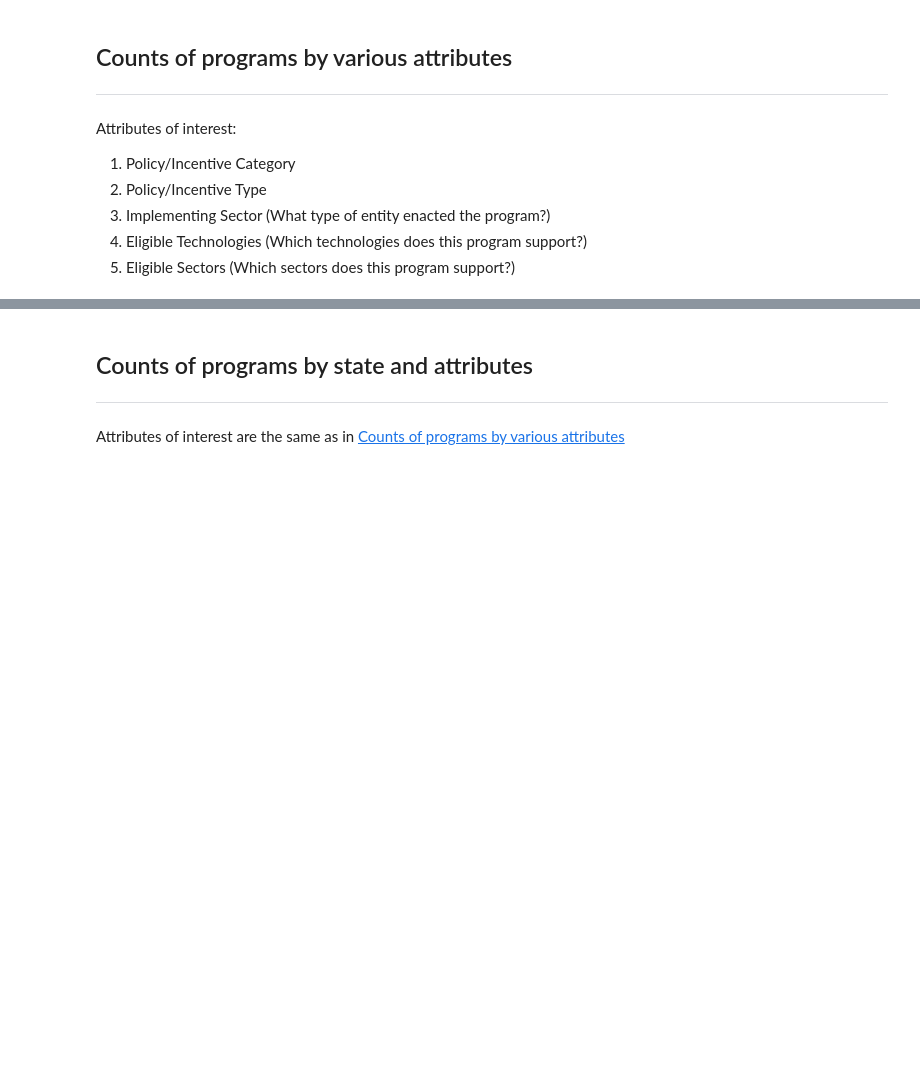
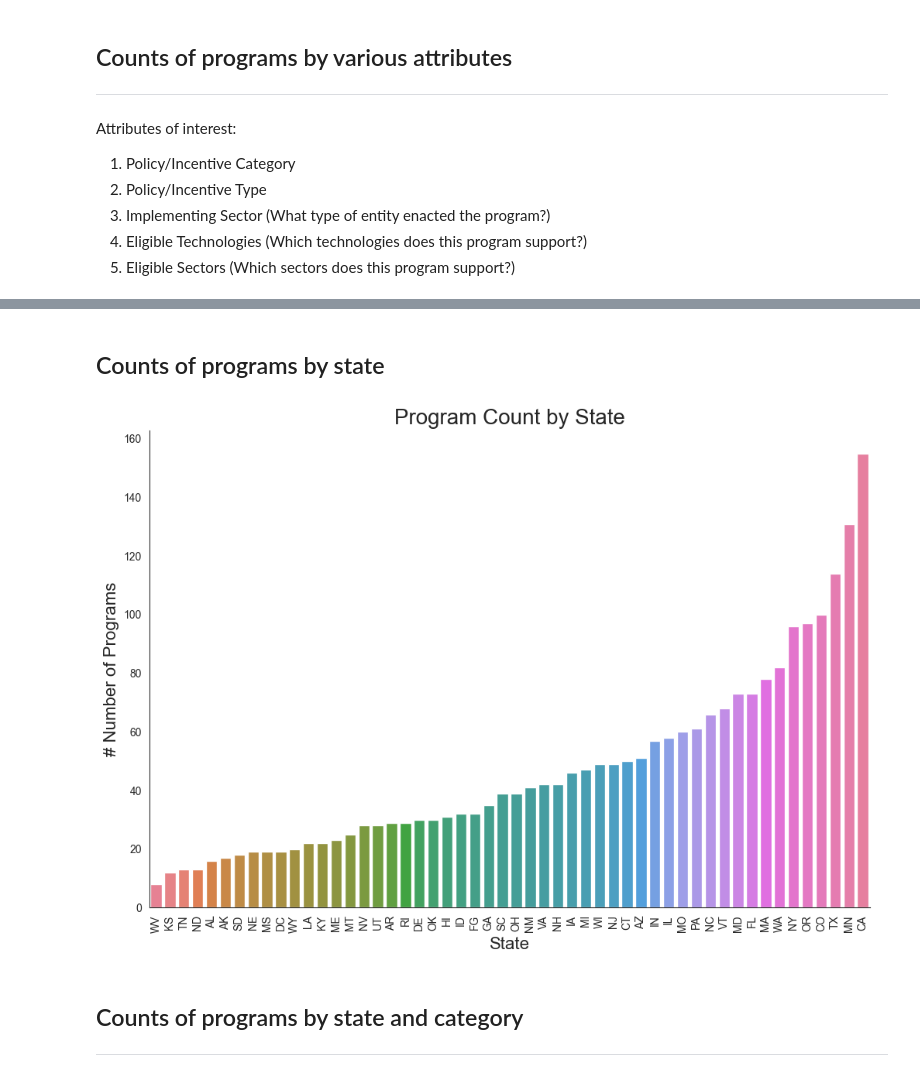
Before and after one commit to sven-soderborg/HonorsThesisCode, a Jupyter notebook: dsire_exploration.ipynb, the cells around one changed output, grey strips where cells are left out. Saved outputs shown, nothing was run; the diff lists cells and outputs as text; code cells hidden in the pictures; blank space fills up the shorter version.

```diff
--- a/dsire_exploration.ipynb
+++ b/dsire_exploration.ipynb
@@ -76,5 +303,32 @@ Name: count, dtype: float64
+# %% [markdown]
+## Counts of programs by state
+# %%
+state_df = dsire.groupby(['State']).size().to_frame('Count')
+state_df.sort_values(by=['Count'], inplace=True, ascending=True)
+
+# Set appearance
+sns.set_style("white")
+plt.figure(figsize=(12, 8))
+colors = sns.color_palette("husl", len(state_df))
+
+# Create the bar chart
+sns.barplot(x="State", y="Count", data=state_df, palette=colors, hue="State")
+
+# Set titles
+plt.title("Program Count by State", fontsize=20)
+plt.ylabel("# Number of Programs", fontsize=16)
+plt.xlabel("State", fontsize=16)
+
+# Rotate x ticks
+plt.xticks(rotation=90)
+
+sns.despine()
+plt.savefig('Visuals/DSIRE/program_count_by_state.png', dpi=300, bbox_inches='tight')
+# Show the plot
+plt.show()
+# %% [output]
+[figure, added]
 # %% [markdown]
-## Counts of programs by state and attributes
+## Counts of programs by state and category
 <a class="anchor" id="counts-of-programs-by-state-and-attributes"></a>
 ***
-Attributes of interest are the same as in [Counts of programs by various attributes](#counts-of-programs-by-various-attributes)
```
Also changed, not shown: parts of 15 cells of this notebook, 20 other files.
